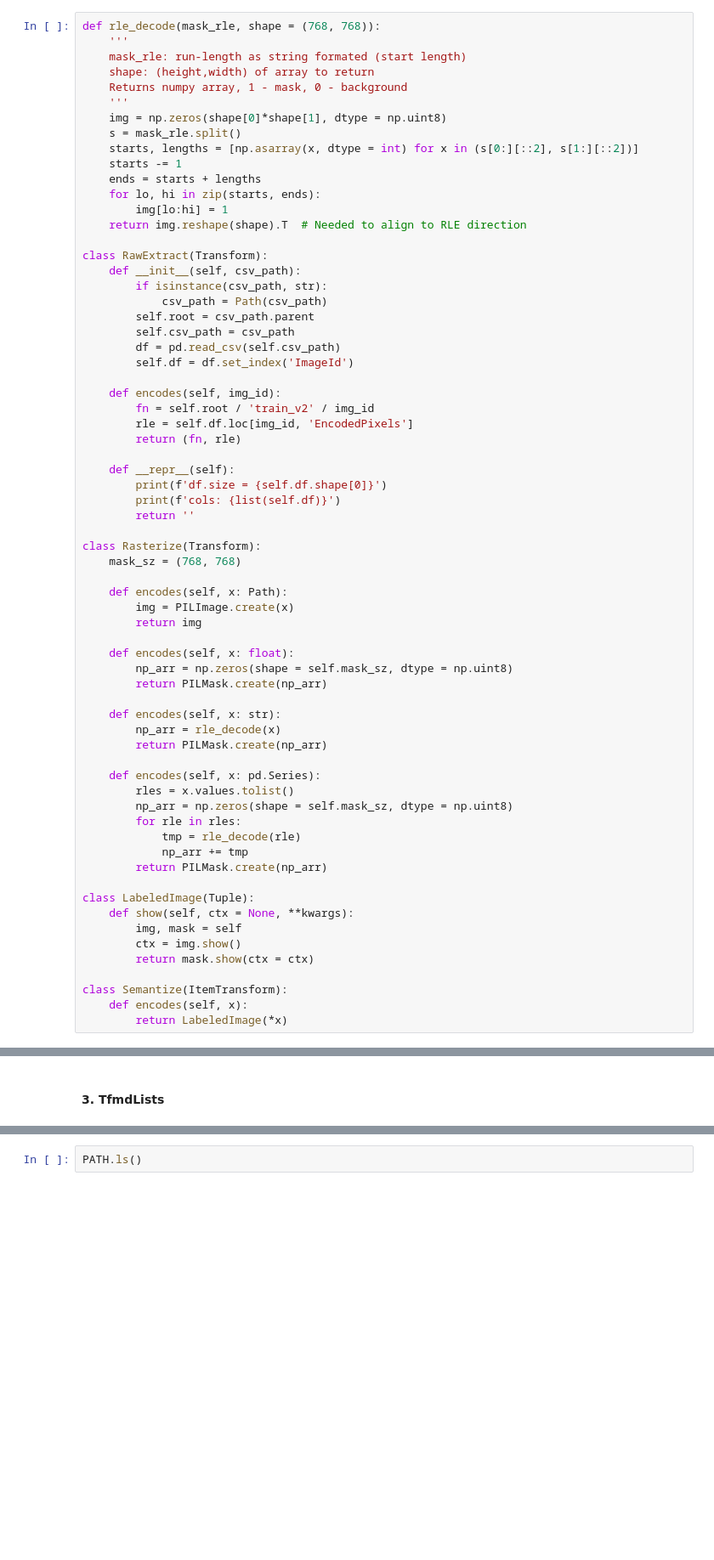
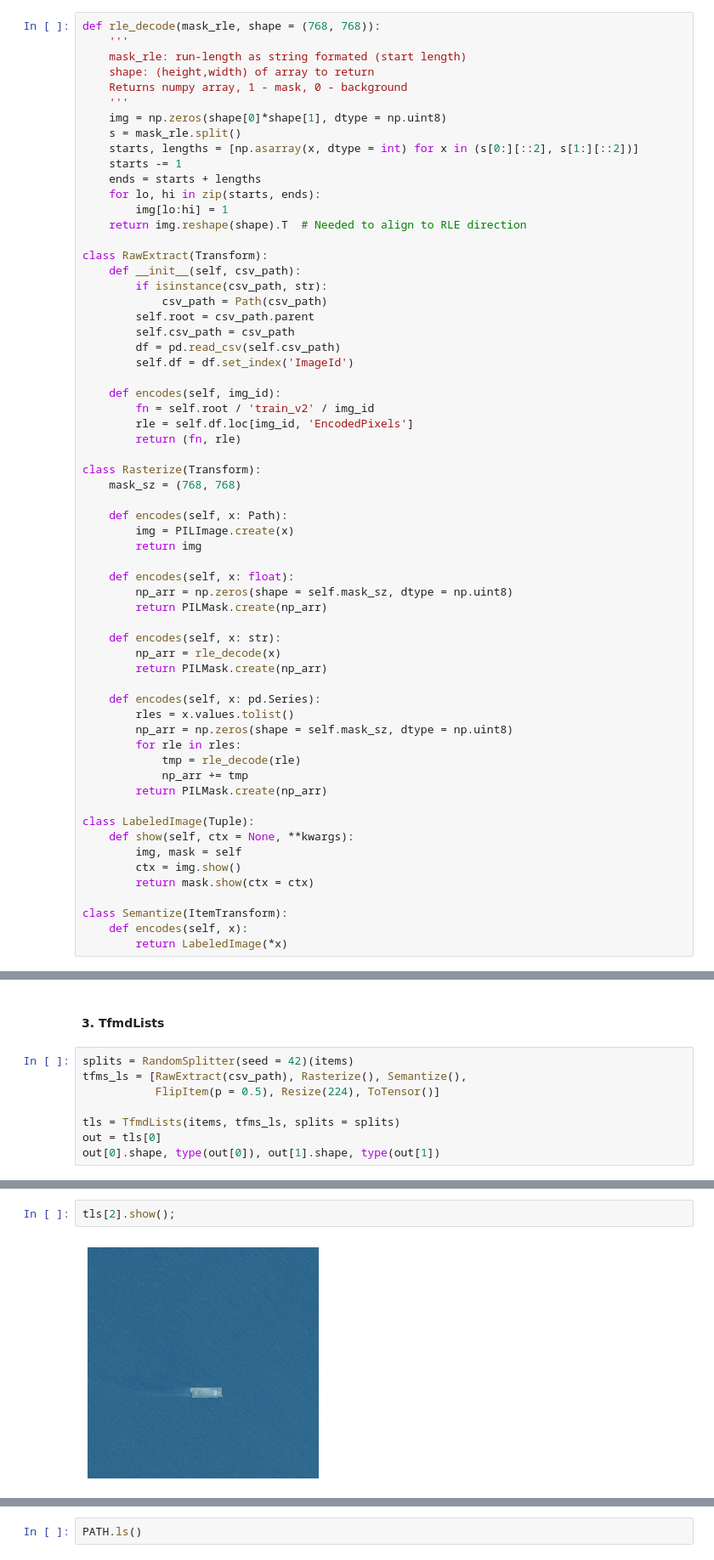
Before and after one commit to riven314/Segmentation-FastAI2, a Jupyter notebook: data_pipeline_draft.ipynb, the cells around one changed output, grey strips where cells are left out. Shown at 85% size. Drawn from its saved outputs; the diff is of its cells as text; blank space fills up the shorter version.

Commit message:
building DataLoaders that suppoer show_batch, tbd: fix bug on dls.show_batch

```diff
--- a/data_pipeline_draft.ipynb
+++ b/data_pipeline_draft.ipynb
@@ -52,11 +58,6 @@ class RawExtract(Transform):
         fn = self.root / 'train_v2' / img_id
         rle = self.df.loc[img_id, 'EncodedPixels']
         return (fn, rle)
-
-    def __repr__(self):
-        print(f'df.size = {self.df.shape[0]}')
-        print(f'cols: {list(self.df)}')
-        return ''
 
 class Rasterize(Transform):
     mask_sz = (768, 768)
@@ -134,3 +135,11 @@ pipeline.show(enc);
 # %% [markdown]
 <a id='TfmdLists'></a>
 #### 3. TfmdLists
+# %%
+splits = RandomSplitter(seed = 42)(items)
+tfms_ls = [RawExtract(csv_path), Rasterize(), Semantize(),
+           FlipItem(p = 0.5), Resize(224), ToTensor()]
+
+tls = TfmdLists(items, tfms_ls, splits = splits)
+out = tls[0]
+out[0].shape, type(out[0]), out[1].shape, type(out[1])
@@ -136,0 +156,4 @@ pipeline.show(enc);
+# %%
+tls[2].show();
+# %% [output]
+[figure, added]
```
Also changed, not shown: parts of 12 cells of this notebook, 2 other files.
